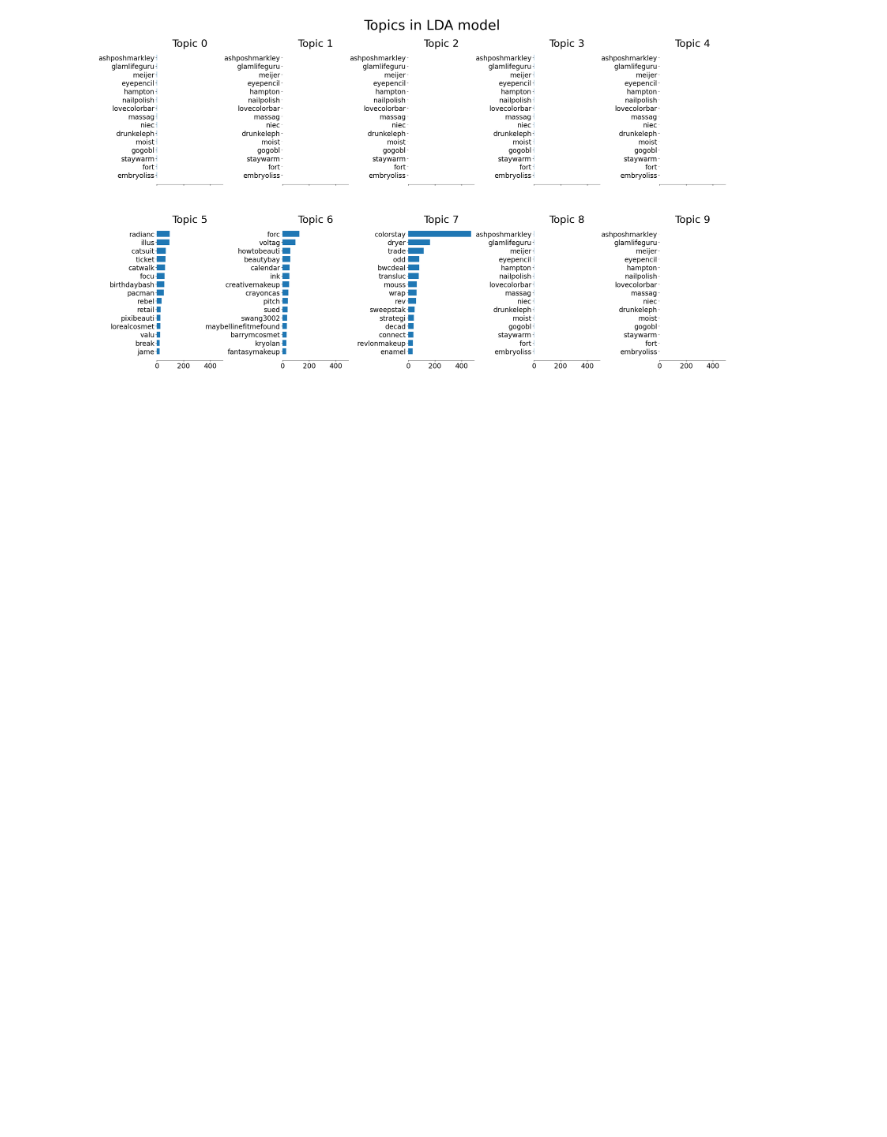
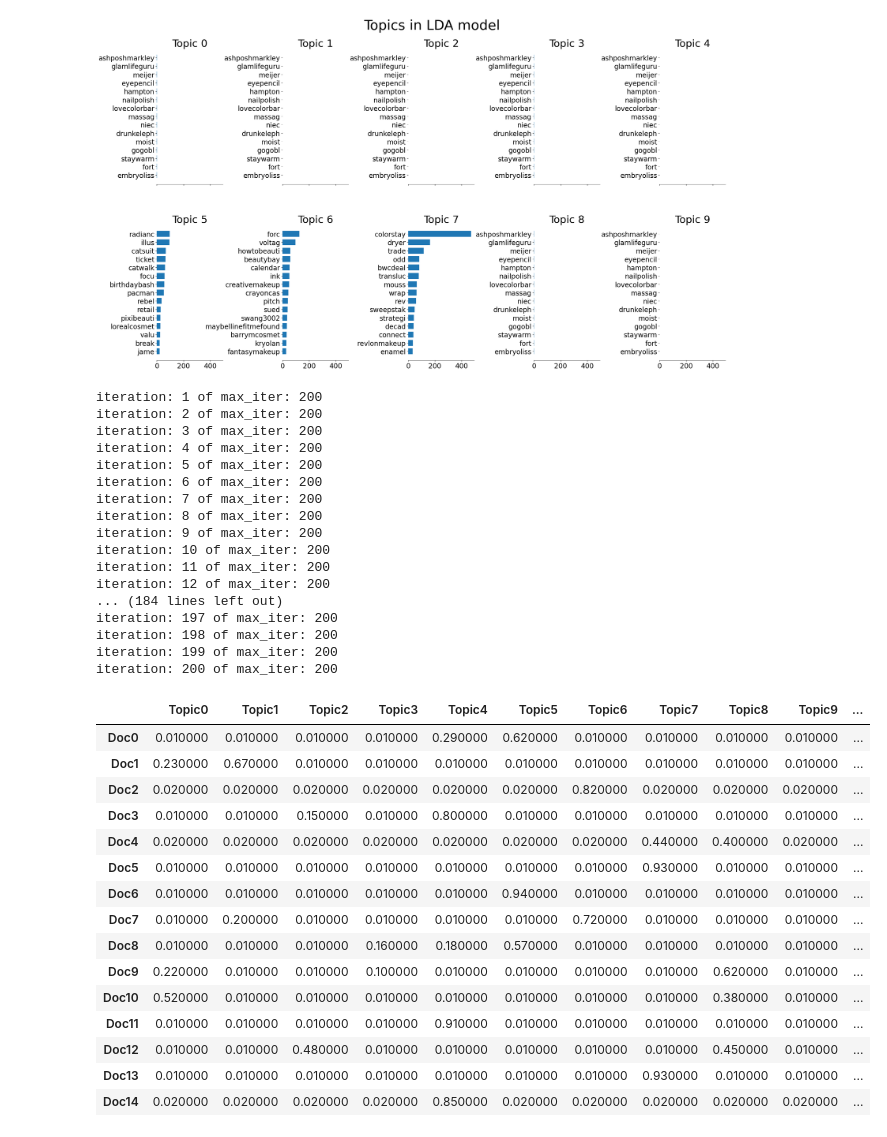
Before and after one commit to jlmjkfd/CS760_2021S2_PA4, a Jupyter notebook: Demo/LDAdemo.ipynb, the cells around one changed output. Drawn from its saved outputs; the diff is of its cells as text; code cells hidden in the pictures; blank space fills up the shorter version.

```diff
--- a/Demo/LDAdemo.ipynb
+++ b/Demo/LDAdemo.ipynb
@@ -261,3 +261,64 @@ def plot_top_words(model, feature_names, n_top_words, title):
 plot_top_words(lda, tf_vectorizer.get_feature_names(), n_top_words, 'Topics in LDA model')
 # %% [output]
 [figure]
+# %%
+# Single brand
+tf_NYX = tf_vectorizer.fit_transform(NYX_list)
+
+lda_Single = LatentDirichletAllocation(n_components=n_topics,  # number of topics
+                                max_iter=200,
+                                learning_method='batch',
+                                verbose=True)
+lda_NYX_model = lda_Single.fit(tf_NYX)
+lda_NYX_output = lda_NYX_model.transform(tf_NYX)
+
+# column names
+topicnames_LDA = ["Topic" + str(i) for i in range(n_topics)]
+# index names
+docnames_LDA = ["Doc" + str(i) for i in range(len(NYX_list))]
+
+# Make the pandas dataframe
+df_document_topic_NYX = pd.DataFrame(np.round(lda_NYX_output, 2), columns=topicnames_LDA, index=docnames_LDA)
+
+# Get dominant topic for each document
+dominant_topic_NYX = np.argmax(df_document_topic_NYX.values, axis=1)
+df_document_topic_NYX['dominant_topic'] = dominant_topic_NYX
+
+
+# Apply Style
+df_document_topics_NYX = df_document_topic_NYX.head(15).style.applymap(color_green).applymap(make_bold)
+df_document_topics_NYX
+# %% [output]
+iteration: 1 of max_iter: 200
+iteration: 2 of max_iter: 200
+iteration: 3 of max_iter: 200
+iteration: 4 of max_iter: 200
+iteration: 5 of max_iter: 200
+iteration: 6 of max_iter: 200
+iteration: 7 of max_iter: 200
+iteration: 8 of max_iter: 200
+iteration: 9 of max_iter: 200
+iteration: 10 of max_iter: 200
+iteration: 11 of max_iter: 200
+iteration: 12 of max_iter: 200
+... (184 lines left out)
+iteration: 197 of max_iter: 200
+iteration: 198 of max_iter: 200
+iteration: 199 of max_iter: 200
+iteration: 200 of max_iter: 200
+|  | Topic0 | Topic1 | Topic2 | Topic3 | Topic4 | Topic5 | Topic6 | Topic7 | Topic8 | Topic9 | ... |
+| Doc0 | 0.010000 | 0.010000 | 0.010000 | 0.010000 | 0.290000 | 0.620000 | 0.010000 | 0.010000 | 0.010000 | 0.010000 | ... |
+| Doc1 | 0.230000 | 0.670000 | 0.010000 | 0.010000 | 0.010000 | 0.010000 | 0.010000 | 0.010000 | 0.010000 | 0.010000 | ... |
+| Doc2 | 0.020000 | 0.020000 | 0.020000 | 0.020000 | 0.020000 | 0.020000 | 0.820000 | 0.020000 | 0.020000 | 0.020000 | ... |
+| Doc3 | 0.010000 | 0.010000 | 0.150000 | 0.010000 | 0.800000 | 0.010000 | 0.010000 | 0.010000 | 0.010000 | 0.010000 | ... |
+| Doc4 | 0.020000 | 0.020000 | 0.020000 | 0.020000 | 0.020000 | 0.020000 | 0.020000 | 0.440000 | 0.400000 | 0.020000 | ... |
+| Doc5 | 0.010000 | 0.010000 | 0.010000 | 0.010000 | 0.010000 | 0.010000 | 0.010000 | 0.930000 | 0.010000 | 0.010000 | ... |
+| Doc6 | 0.010000 | 0.010000 | 0.010000 | 0.010000 | 0.010000 | 0.940000 | 0.010000 | 0.010000 | 0.010000 | 0.010000 | ... |
+| Doc7 | 0.010000 | 0.200000 | 0.010000 | 0.010000 | 0.010000 | 0.010000 | 0.720000 | 0.010000 | 0.010000 | 0.010000 | ... |
+| Doc8 | 0.010000 | 0.010000 | 0.010000 | 0.160000 | 0.180000 | 0.570000 | 0.010000 | 0.010000 | 0.010000 | 0.010000 | ... |
+| Doc9 | 0.220000 | 0.010000 | 0.010000 | 0.100000 | 0.010000 | 0.010000 | 0.010000 | 0.010000 | 0.620000 | 0.010000 | ... |
+| Doc10 | 0.520000 | 0.010000 | 0.010000 | 0.010000 | 0.010000 | 0.010000 | 0.010000 | 0.010000 | 0.380000 | 0.010000 | ... |
+| Doc11 | 0.010000 | 0.010000 | 0.010000 | 0.010000 | 0.910000 | 0.010000 | 0.010000 | 0.010000 | 0.010000 | 0.010000 | ... |
+| Doc12 | 0.010000 | 0.010000 | 0.480000 | 0.010000 | 0.010000 | 0.010000 | 0.010000 | 0.010000 | 0.450000 | 0.010000 | ... |
+| Doc13 | 0.010000 | 0.010000 | 0.010000 | 0.010000 | 0.010000 | 0.010000 | 0.010000 | 0.930000 | 0.010000 | 0.010000 | ... |
+| Doc14 | 0.020000 | 0.020000 | 0.020000 | 0.020000 | 0.850000 | 0.020000 | 0.020000 | 0.020000 | 0.020000 | 0.020000 | ... |
```
Also changed, not shown: parts of 3 cells of this notebook, 1 other file.
